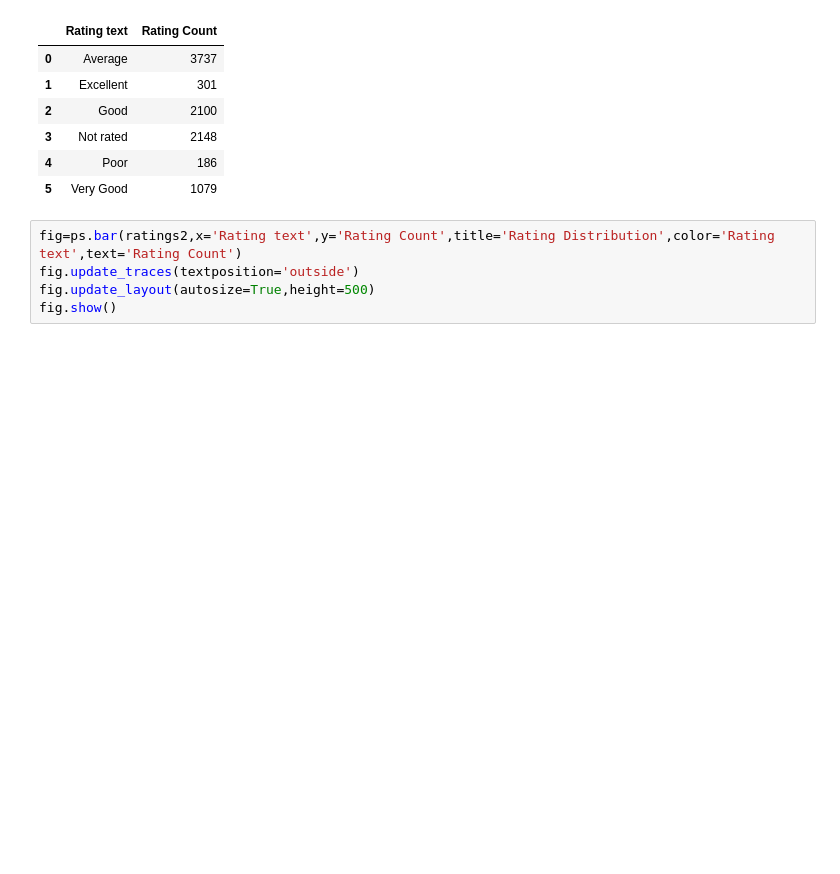
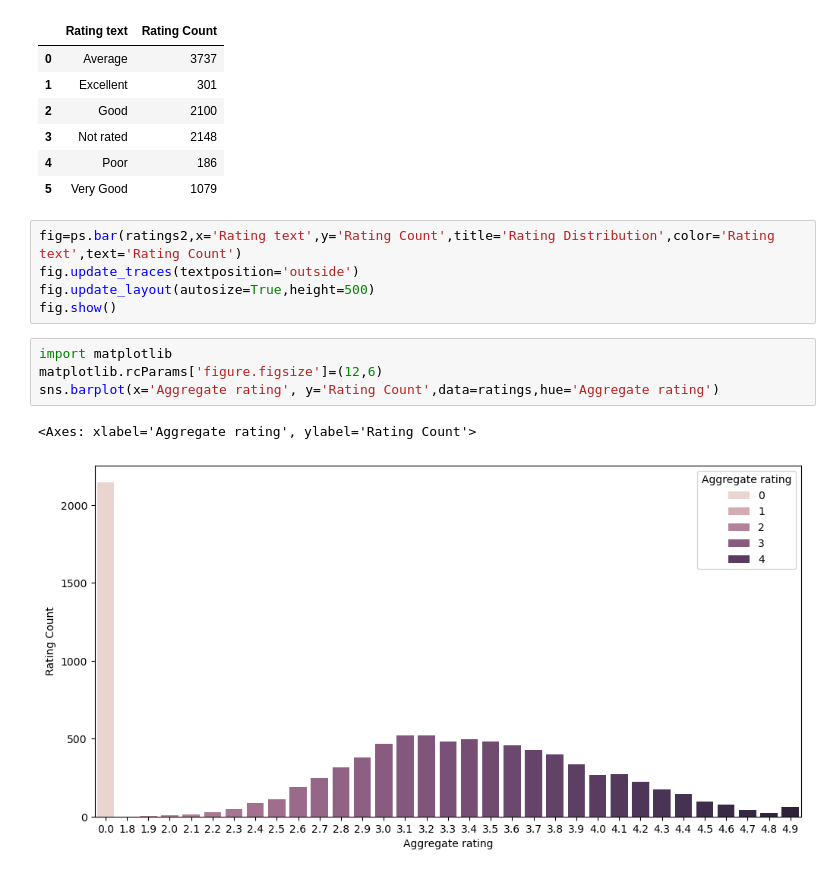
Before and after one commit to PrathameshP26/Data_analytics, a Jupyter notebook: EDA_and_Feature_Engineering_Zomato.ipynb, the cells around one changed output. Cells and saved outputs as stored; diff of their text form; blank space fills up the shorter version.

Commit message:
Aggregate Rating distribution plot

```diff
--- a/EDA_and_Feature_Engineering_Zomato.ipynb
+++ b/EDA_and_Feature_Engineering_Zomato.ipynb
@@ -277,3 +277,10 @@ fig=ps.bar(ratings2,x='Rating text',y='Rating Count',title='Rating Distribution'
 fig.update_traces(textposition='outside')
 fig.update_layout(autosize=True,height=500)
 fig.show()
+# %%
+import matplotlib
+matplotlib.rcParams['figure.figsize']=(12,6)
+sns.barplot(x='Aggregate rating', y='Rating Count',data=ratings,hue='Aggregate rating')
+# %% [output]
+<Axes: xlabel='Aggregate rating', ylabel='Rating Count'>
+[figure, added]
```
